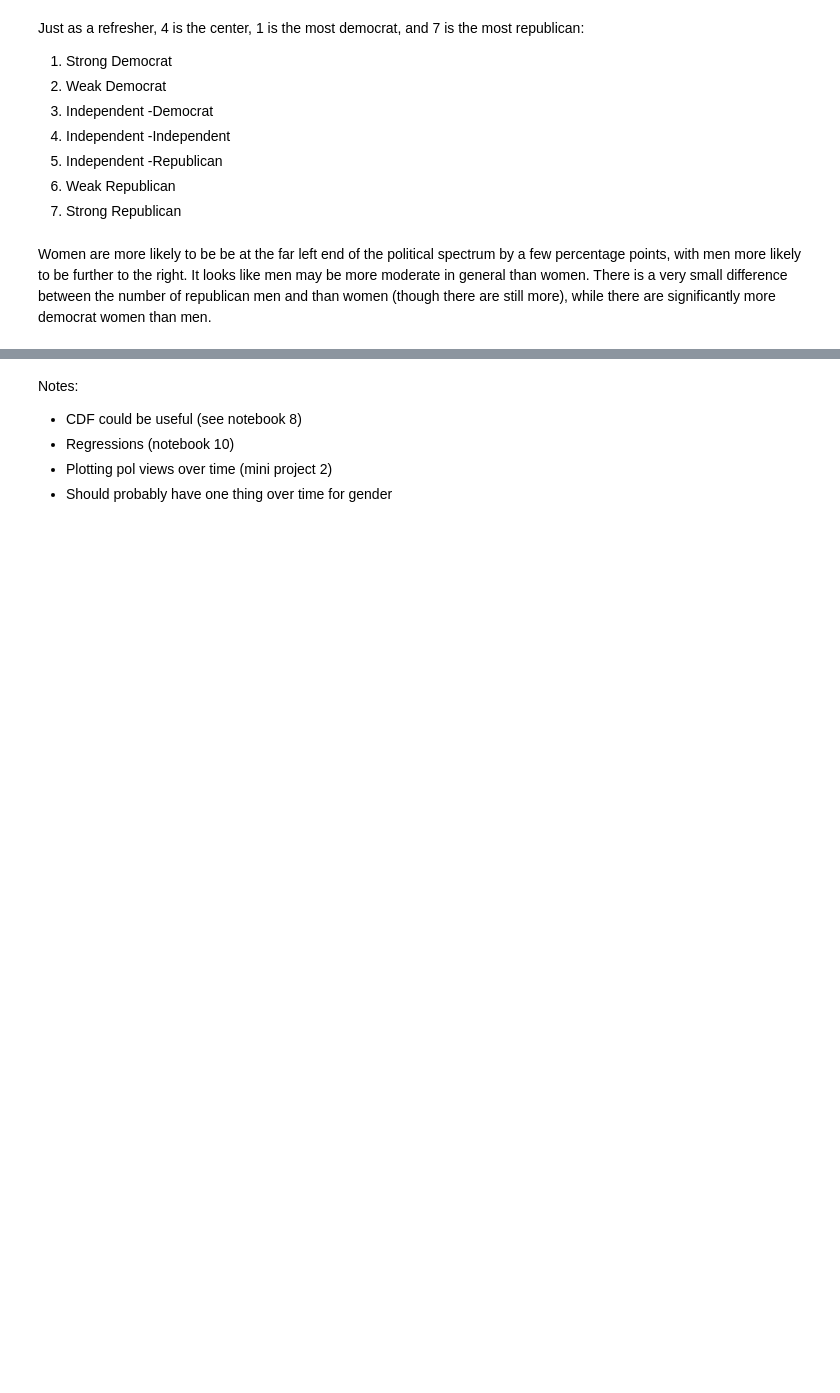
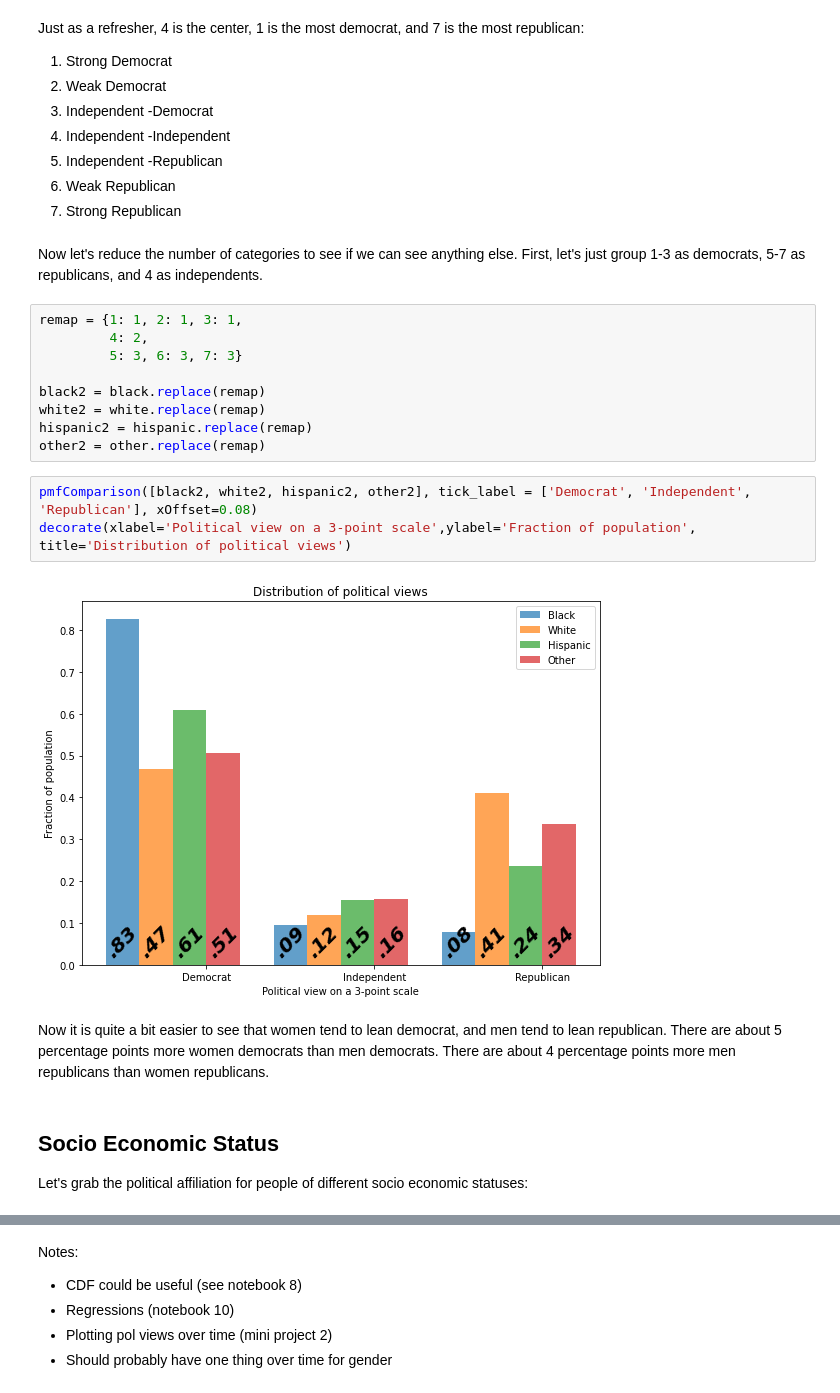
Before and after one commit to mstites/parentPoliticalCorr, a Jupyter notebook: project.ipynb, the cells around one changed output, grey strips where cells are left out. Saved outputs shown, nothing was run; the diff lists cells and outputs as text; blank space fills up the shorter version.

```diff
--- a/project.ipynb
+++ b/project.ipynb
@@ -442,5 +454,25 @@ Just as a refresher, 4 is the center, 1 is the most democrat, and 7 is the most
 5. Independent -Republican
 6. Weak Republican
 7. Strong Republican
-# %% [markdown]
-Women are more likely to be be at the far left end of the political spectrum by a few percentage points, with men more likely to be further to the right. It looks like men may be more moderate in general than women. There is a very small difference between the number of republican men and than women (though there are still more), while there are significantly more democrat women than men.
+# %% [markdown]
+Now let's reduce the number of categories to see if we can see anything else. First, let's just group 1-3 as democrats, 5-7 as republicans, and 4 as independents.
+# %%
+remap = {1: 1, 2: 1, 3: 1,
+         4: 2,
+         5: 3, 6: 3, 7: 3}
+
+black2 = black.replace(remap)
+white2 = white.replace(remap)
+hispanic2 = hispanic.replace(remap)
+other2 = other.replace(remap)
+# %%
+pmfComparison([black2, white2, hispanic2, other2], tick_label = ['Democrat', 'Independent', 'Republican'], xOffset=0.08)
+decorate(xlabel='Political view on a 3-point scale',ylabel='Fraction of population', title='Distribution of political views')
+# %% [output]
+[figure, added]
+# %% [markdown]
+Now it is quite a bit easier to see that women tend to lean democrat, and men tend to lean republican. There are about 5 percentage points more women democrats than men democrats. There are about 4 percentage points more men republicans than women republicans.
+# %% [markdown]
+## Socio Economic Status
+
+Let's grab the political affiliation for people of different socio economic statuses:
```
Also changed, not shown: parts of 58 cells of this notebook.
